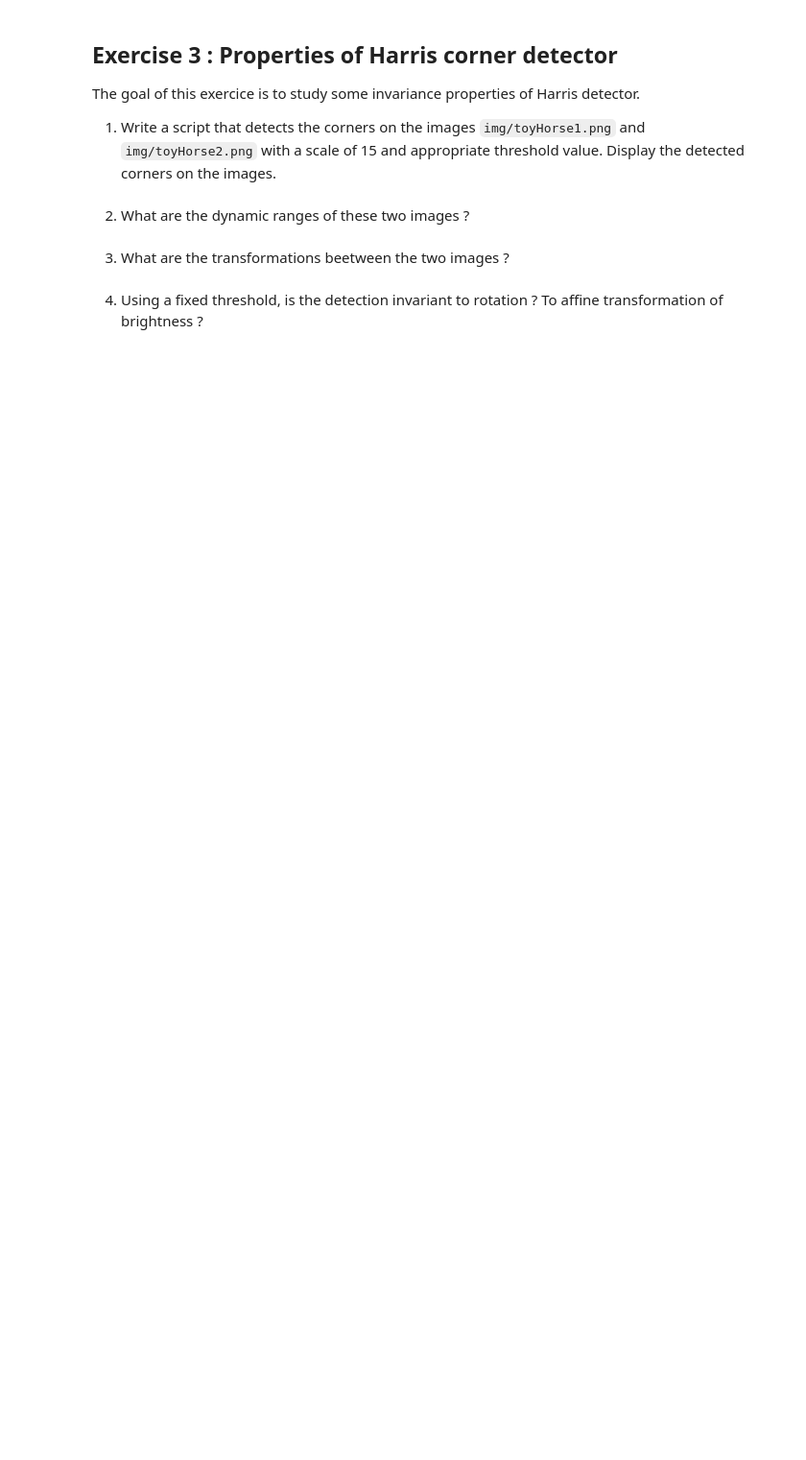
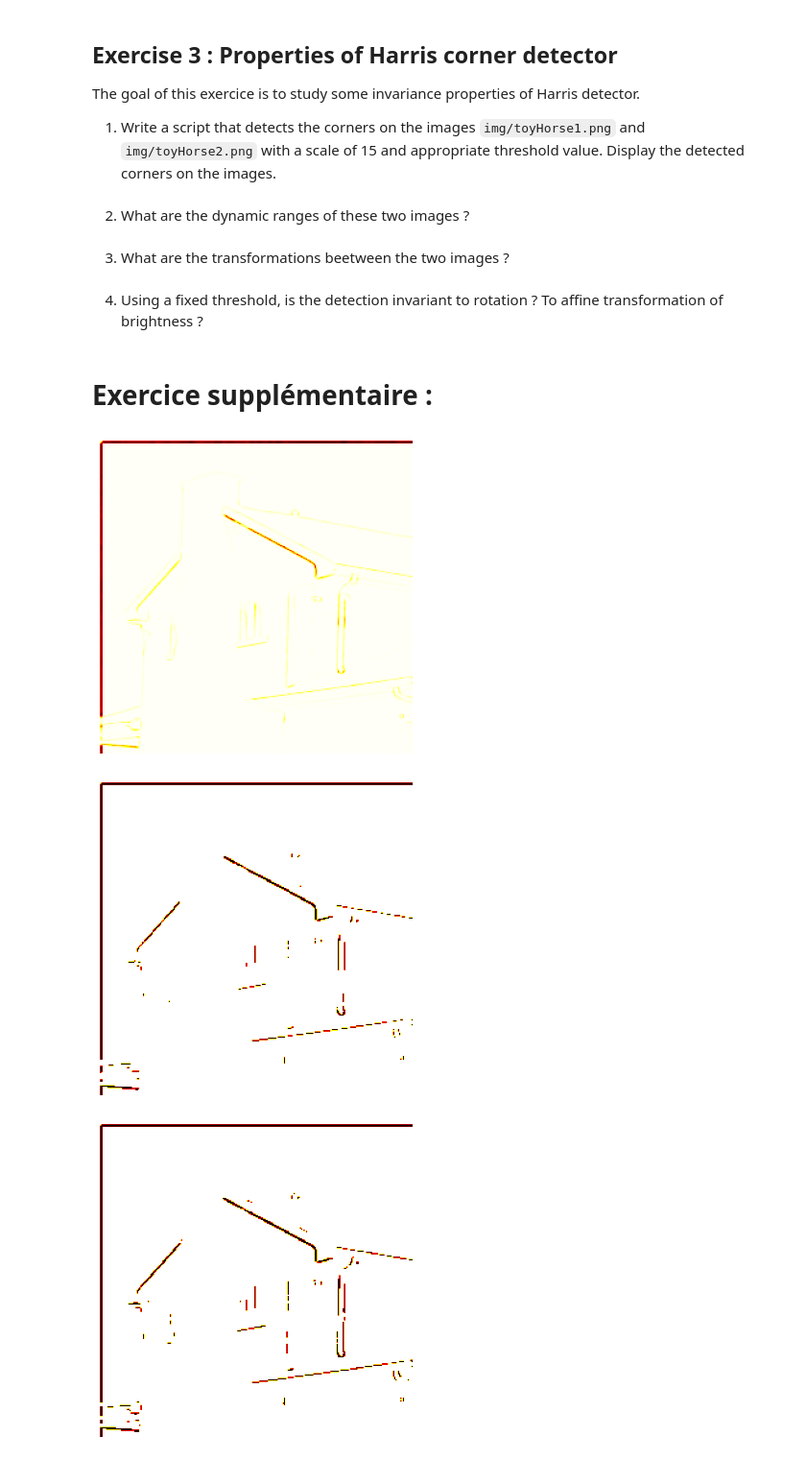
Before and after one commit to hanzopgp/MasterBioInformaticsPTs, a Jupyter notebook: S1/BIMA/TME6/TME6DurandKordon.ipynb, the cells around one changed output. Shown at 96% size. Drawn from its saved outputs; the diff is of its cells as text; code cells hidden in the pictures; blank space fills up the shorter version.

```diff
--- a/S1/BIMA/TME6/TME6DurandKordon.ipynb
+++ b/S1/BIMA/TME6/TME6DurandKordon.ipynb
@@ -318,3 +295,11 @@ plt.show()
 4) Using a fixed threshold, is the detection invariant to rotation ? To affine transformation of brightness ?
 # %%
 #
+# %% [markdown]
+# Exercice supplémentaire :
+# %%
+import cv2
+
+house2 = cv2.imread("img/house2.png")
+house2 = cv2.cvtColor(house2, cv2.COLOR_BGR2RGB)
+house2 = cv2.cvtColor(house2, cv2.COLOR_BGR2GRAY).astype(float)/255
@@ -320,0 +348,15 @@ plt.show()
+# %%
+R, L_min, L_max, traceM, detM = get_imgs(house2, scale, kappa)
+# %%
+thres = -0.4
+
+imshow_hot(R)
+
+for i in range(5):
+    R_tmp = thresholdR(R, thres)
+    imshow_hot(R_tmp)
+    thres += 0.1
+# %% [output]
+[figure, added]
+[figure, added]
+[figure, added]
```
Also changed, not shown: parts of 17 cells of this notebook.
